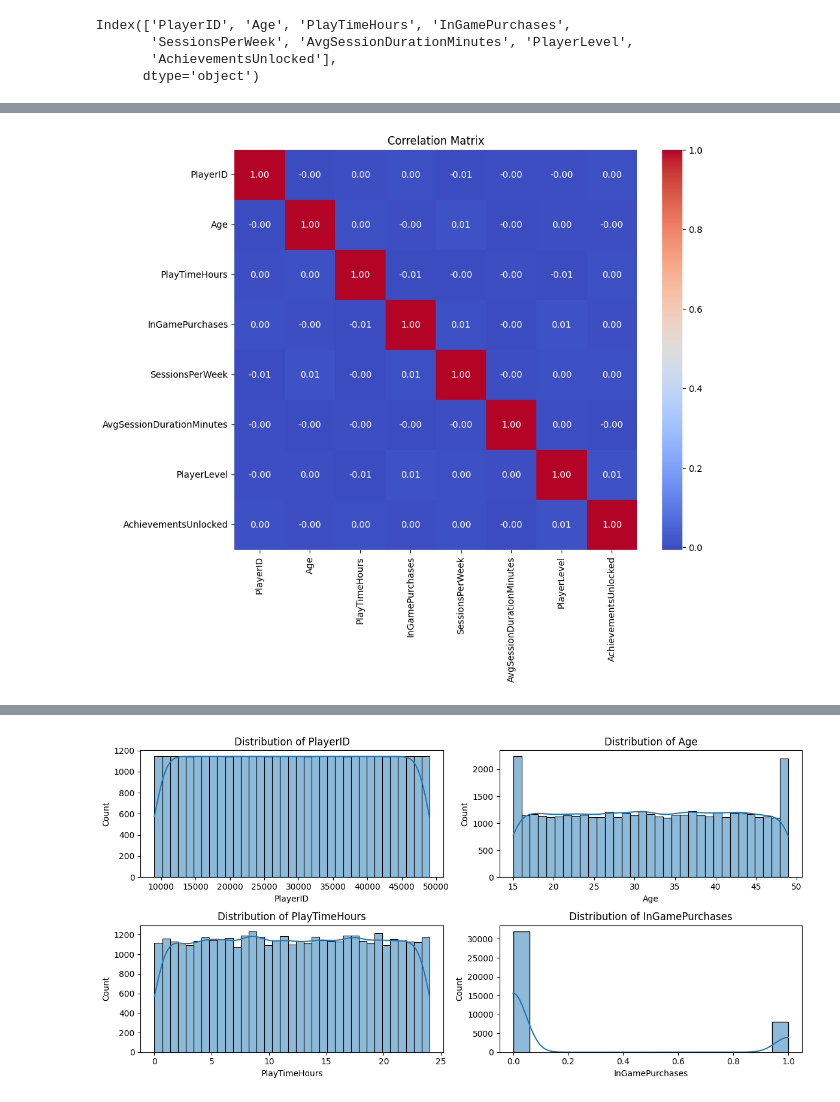
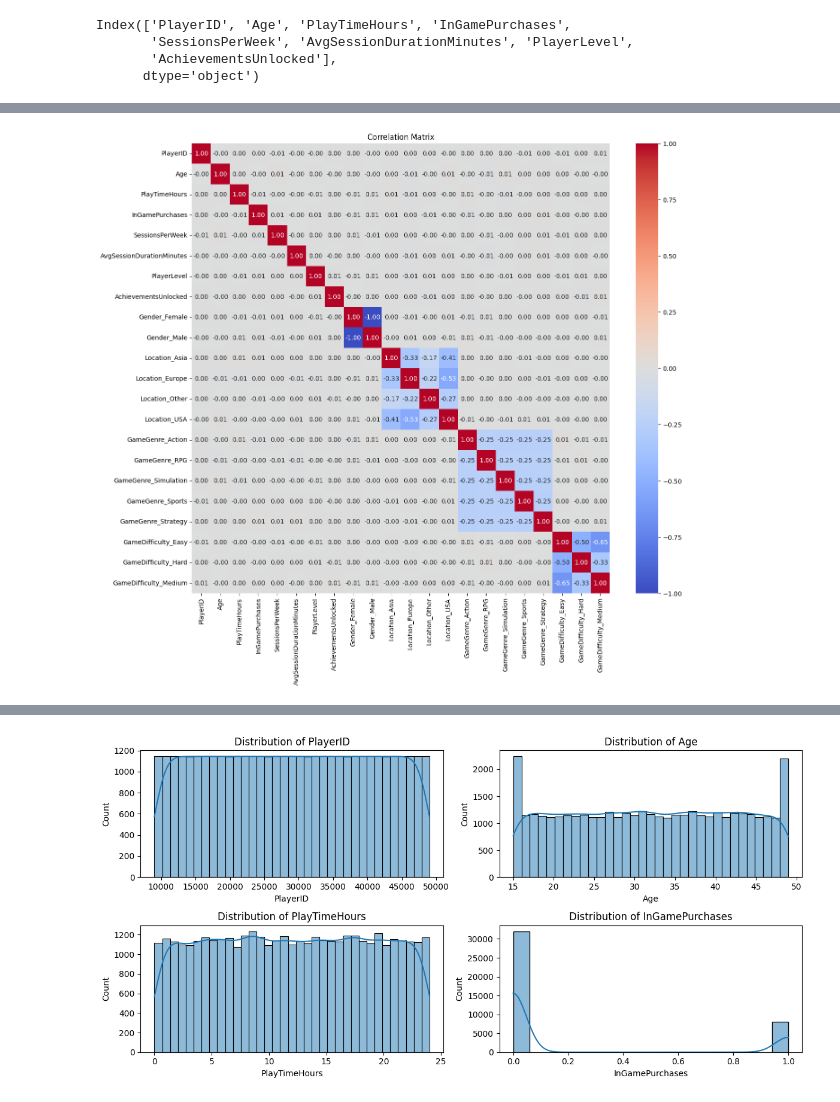
Before and after one commit to Madushani-Weerasekara/end-to-end-game-engagement-prediction-project, a Jupyter notebook: notebook/game-engagement-analysis.ipynb, the cells around one changed output, grey strips where cells are left out. Drawn from its saved outputs; the diff is of its cells as text; code cells hidden in the pictures.

```diff
--- a/notebook/game-engagement-analysis.ipynb
+++ b/notebook/game-engagement-analysis.ipynb
@@ -225,3 +218,8 @@ Index(['PlayerID', 'Age', 'PlayTimeHours', 'InGamePurchases',
        'SessionsPerWeek', 'AvgSessionDurationMinutes', 'PlayerLevel',
        'AchievementsUnlocked'],
       dtype='object')
+# %%
+# Extract feature names
+num_feature_names = num_columns
+cat_feature_names = preprocessor.named_transformers_['cat'].get_feature_names_out(cat_columns)
+all_feature_names = list(num_feature_names) + list(cat_feature_names)
@@ -227,0 +246,3 @@ Index(['PlayerID', 'Age', 'PlayTimeHours', 'InGamePurchases',
+# %%
+# Convert back to DataFrame
+x_preprocessed_df = pd.DataFrame(x_preprocessed, columns=all_feature_names)
@@ -228,12 +262,12 @@ Index(['PlayerID', 'Age', 'PlayTimeHours', 'InGamePurchases',
 # %%
-# Step 5: Check Correlations (Numerical Features)
-correlation_matrix = data[num_columns].corr()
-plt.figure(figsize=(10, 8))
+# Step 5: Check Correlations
+correlation_matrix = x_preprocessed_df.corr()
+plt.figure(figsize=(15, 13))
 sns.heatmap(correlation_matrix, annot=True, cmap='coolwarm', fmt='.2F')
 plt.title("Correlation Matrix")
 plt.show()
 # %% [output]
-[figure, old version]
+[figure, new version]
 # %%
 correlation_matrix
 # %% [output]
```
Also changed, not shown: parts of 32 cells of this notebook.
